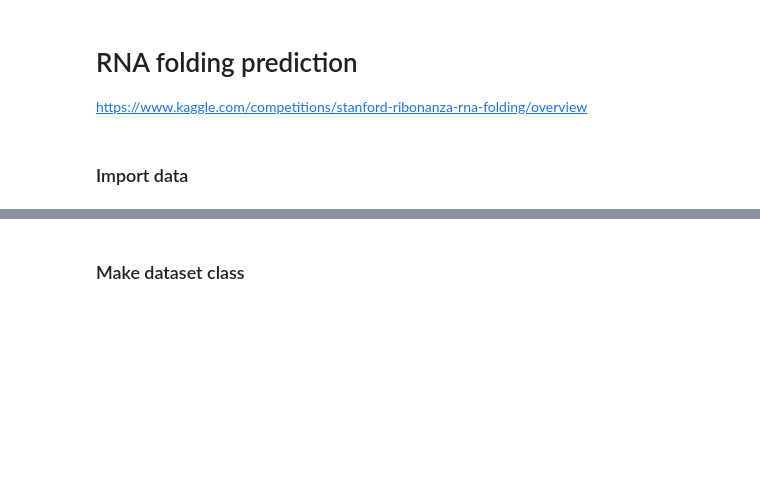
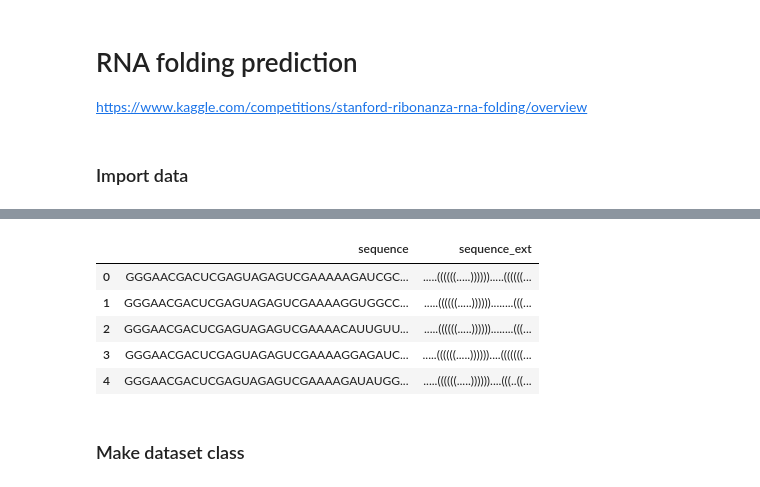
Before and after one commit to dkqp/Kaggle, a Jupyter notebook: notebooks/rna_folding.ipynb, the cells around one changed output, grey strips where cells are left out. Drawn from its saved outputs; the diff is of its cells as text; code cells hidden in the pictures; blank space fills up the shorter version.

```diff
--- a/notebooks/rna_folding.ipynb
+++ b/notebooks/rna_folding.ipynb
@@ -3,8 +3,11 @@
 https://www.kaggle.com/competitions/stanford-ribonanza-rna-folding/overview
 # %%
 TRAIN_DATA_PATH = '../data/RNA folding/train_data_QUICK_START.csv'
+TRAIN_DATA_EXT_PATH = '../data/RNA folding/train_extracted.csv'
 TEST_DATA_PATH = '../data/RNA folding/test_sequences.csv'
-SUBMISSION_FILE_PATH = '../data/RNA folding/sample_submission.csv'
+TEST_DATA_EXT_PATH = '../data/RNA folding/test_extracted.csv'
+SUBMISSION_SAMPLE_FILE_PATH = '../data/RNA folding/sample_submission.csv'
+SUBMISSION_FILE_PATH = '../data/RNA folding/submission.csv'
 # %% [markdown]
 ### Import data
 # %%
@@ -24,3 +26,13 @@ train_data_pd.head()
+# %%
+train_extracted_pd = pd.read_csv(TRAIN_DATA_EXT_PATH)
+train_extracted_pd.head()
+# %% [output]
+|  | sequence | sequence_ext |
+| 0 | GGGAACGACUCGAGUAGAGUCGAAAAAGAUCGC... | .....((((((.....)))))).....((((((... |
+| 1 | GGGAACGACUCGAGUAGAGUCGAAAAGGUGGCC... | .....((((((.....))))))........(((... |
+| 2 | GGGAACGACUCGAGUAGAGUCGAAAACAUUGUU... | .....((((((.....))))))........(((... |
+| 3 | GGGAACGACUCGAGUAGAGUCGAAAAGGAGAUC... | .....((((((.....))))))....(((((((... |
+| 4 | GGGAACGACUCGAGUAGAGUCGAAAAGAUAUGG... | .....((((((.....))))))....(((..((... |
 # %% [markdown]
 ### Make dataset class
 # %%
```
Also changed, not shown: parts of 15 cells of this notebook, 7 other files.
